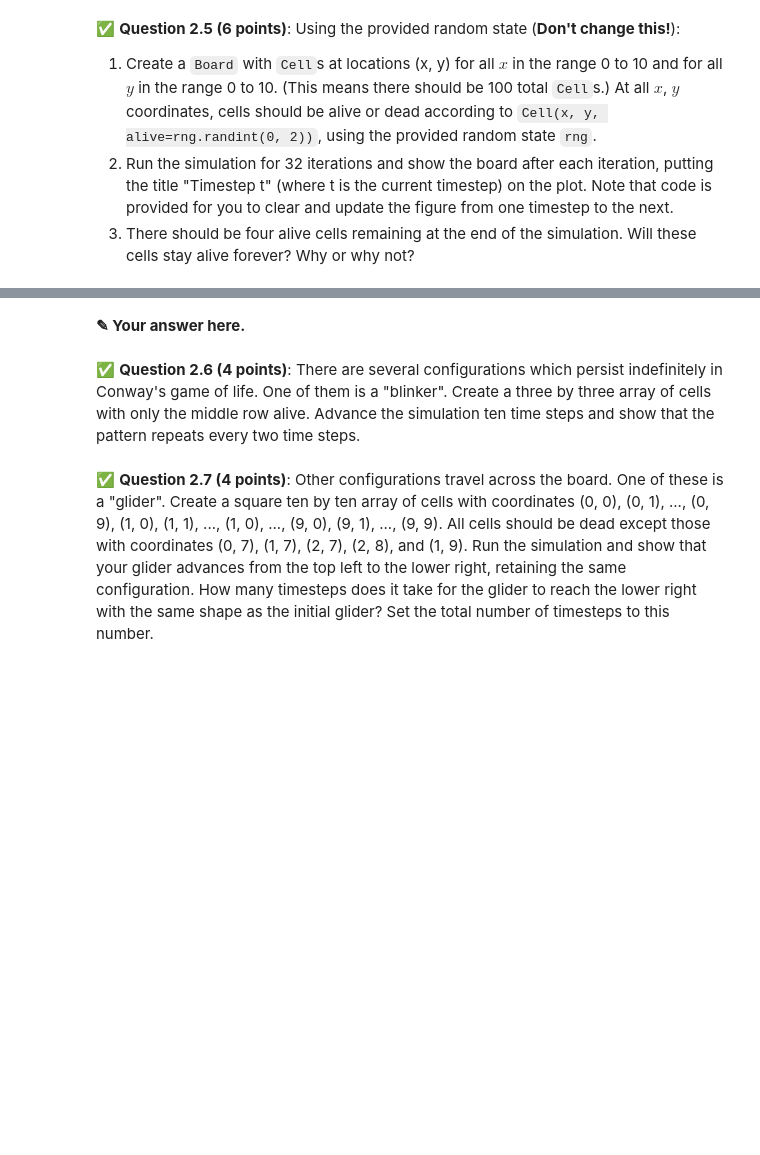
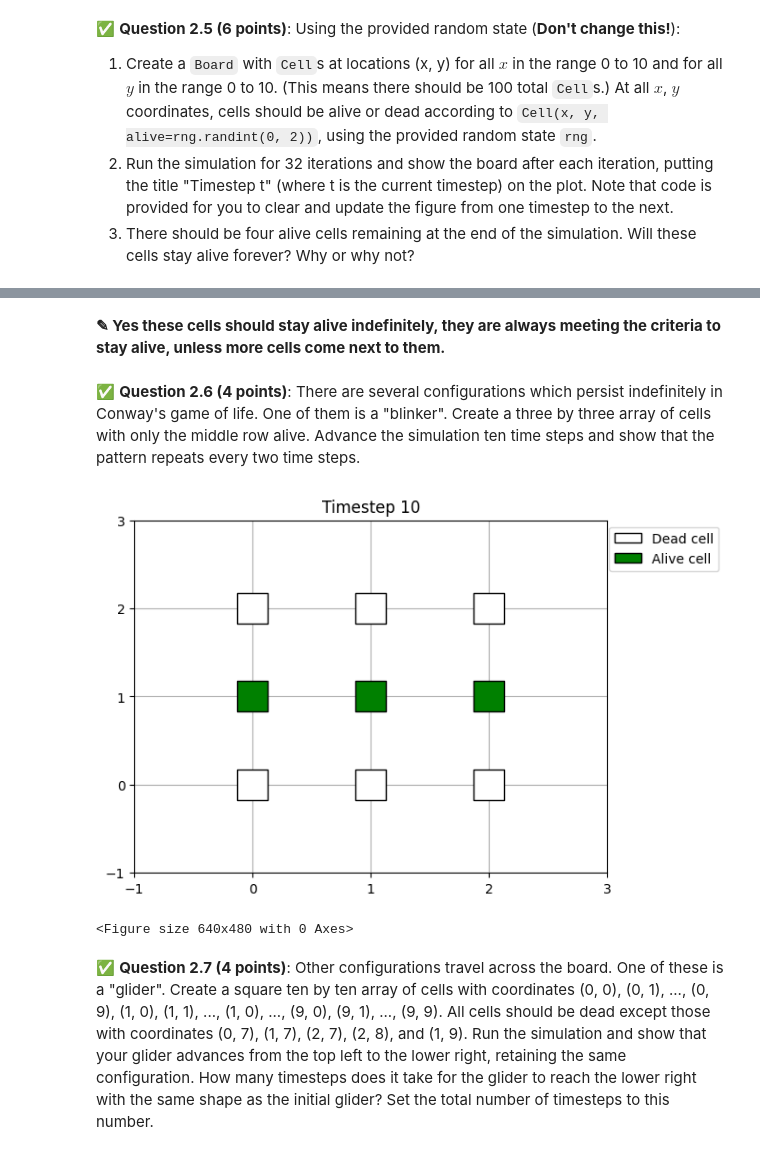
Before and after one commit to Zwillbeast659/CMSE202-f25-turnin, a Jupyter notebook: hw-02/HW-02_ABMandGraphTheory-STUDENT.ipynb, the cells around one changed output, grey strips where cells are left out. Drawn from its saved outputs; the diff is of its cells as text; code cells hidden in the pictures; blank space fills up the shorter version.

```diff
--- a/hw-02/HW-02_ABMandGraphTheory-STUDENT.ipynb
+++ b/hw-02/HW-02_ABMandGraphTheory-STUDENT.ipynb
@@ -332,4 +406,4 @@ for t in range(32 + 1):
-# %% [markdown]
-**<font size=+3>&#9998;</font> Your answer here.**
+# %% [markdown]
+**<font size=+3>&#9998;</font> Yes these cells should stay alive indefinitely, they are always meeting the criteria to stay alive, unless more cells come next to them.**
 # %% [markdown]
 &#9989; **Question 2.6 (4 points)**: There are several configurations which persist indefinitely in Conway's game of life. One of them is a "blinker". Create a three by three array of cells with only the middle row alive. Advance the simulation ten time steps and show that the pattern repeats every two time steps.
@@ -338,2 +410,31 @@ for t in range(32 + 1):
+# %%
+# Your code here.
+cells = [
+    Cell(0, 1, True),
+    Cell(1, 1, True),
+    Cell(2, 1, True)
+] + [
+    Cell(x, y, False)
+    for x in range(0, 3)
+    for y in range(0, 3)
+    if (x, y) not in [(0,1),(1,1),(2,1)]
+]
+
+board = Board(cells)
+
+fig, ax = plt.subplots()
+for t in range(11):  # Show timestep 0 to 10
+    plt.title(f"Timestep {t}")
+    board.show(xlim=(-1, 3), ylim=(-1, 3))
+
+    clear_output(wait=True)
+    display(fig)
+    fig.clear()
+    time.sleep(0.3)
+
+    board.run();
+# %% [output]
+[figure, added]
+<Figure size 640x480 with 0 Axes>
 # %% [markdown]
 &#9989; **Question 2.7 (4 points)**: Other configurations travel across the board. One of these is a "glider". Create a square ten by ten array of cells with coordinates (0, 0), (0, 1), ..., (0, 9), (1, 0), (1, 1), ..., (1, 0), ..., (9, 0), (9, 1), ..., (9, 9). All cells should be dead except those with coordinates (0, 7), (1, 7), (2, 7), (2, 8), and (1, 9). Run the simulation and show that your glider advances from the top left to the lower right, retaining the same configuration. How many timesteps does it take for the glider to reach the lower right with the same shape as the initial glider? Set the total number of timesteps to this number.
```
Also changed, not shown: parts of 16 cells of this notebook.
